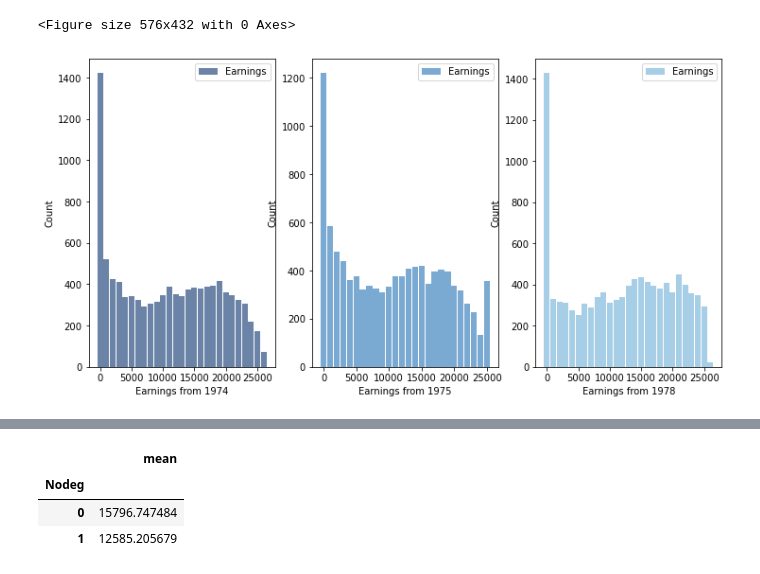
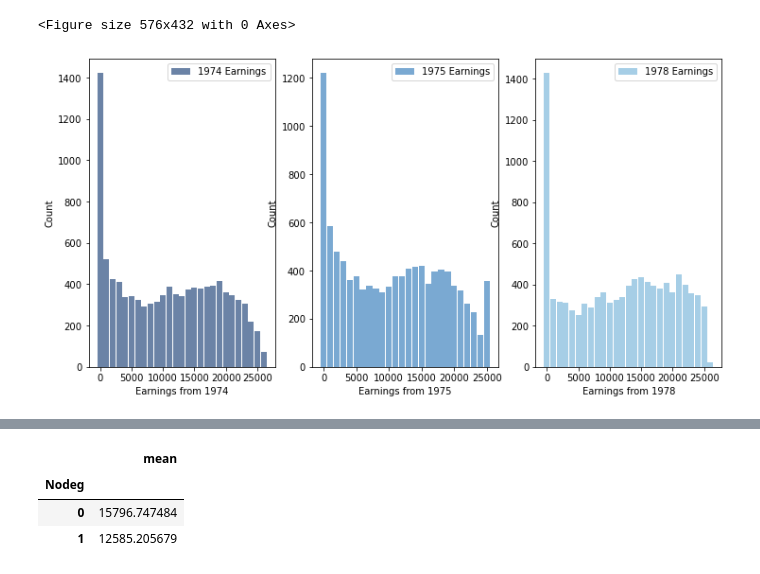
Before and after one commit to twelsah2011/BSIP_Assignment_1_Students, a Jupyter notebook: CLASSMATE WORK.ipynb, the cells around one changed output, grey strips where cells are left out. Saved outputs shown, nothing was run; the diff lists cells and outputs as text; code cells hidden in the pictures.

```diff
--- a/CLASSMATE WORK.ipynb
+++ b/CLASSMATE WORK.ipynb
@@ -517,26 +521,26 @@ thinkplot.Show(xlabel="Earnings_1974", ylabel = "Density")
 # %%
 # 另一個同學版本的三年份薪水比較圖
 # 操作上簡單一點，用 HIST 其實就夠了
 
 earnings_1974 = df["Earnings_1974"]
 earnings_1975 = df["Earnings_1975"]
 earnings_1978 = df["Earnings_1978"]
 
-earnings_1974_hist = thinkstats2.Hist(round(earnings_1974, -3), label='Earnings')
-earnings_1975_hist = thinkstats2.Hist(round(earnings_1975, -3), label='Earnings')
-earnings_1978_hist = thinkstats2.Hist(round(earnings_1978, -3), label='Earnings')
+earnings_1974_hist = thinkstats2.Hist(round(earnings_1974, -3), label='1974 Earnings')
+earnings_1975_hist = thinkstats2.Hist(round(earnings_1975, -3), label='1975 Earnings')
+earnings_1978_hist = thinkstats2.Hist(round(earnings_1978, -3), label='1978 Earnings')
 
 
 thinkplot.PrePlot(3, rows =1, cols=3)
 thinkplot.Hist(earnings_1974_hist)
 thinkplot.Config(xlabel='Earnings from 1974', ylabel='Count')
 
 thinkplot.SubPlot(2)
 thinkplot.Hist(earnings_1975_hist)
 thinkplot.Config(xlabel='Earnings from 1975', ylabel='Count')
 
 thinkplot.SubPlot(3)
 thinkplot.Hist(earnings_1978_hist)
 thinkplot.Config(xlabel='Earnings from 1978', ylabel='Count')
 # %% [output]
-[figure, old version]
+[figure, new version]
```
Also changed, not shown: parts of 3 cells of this notebook.
